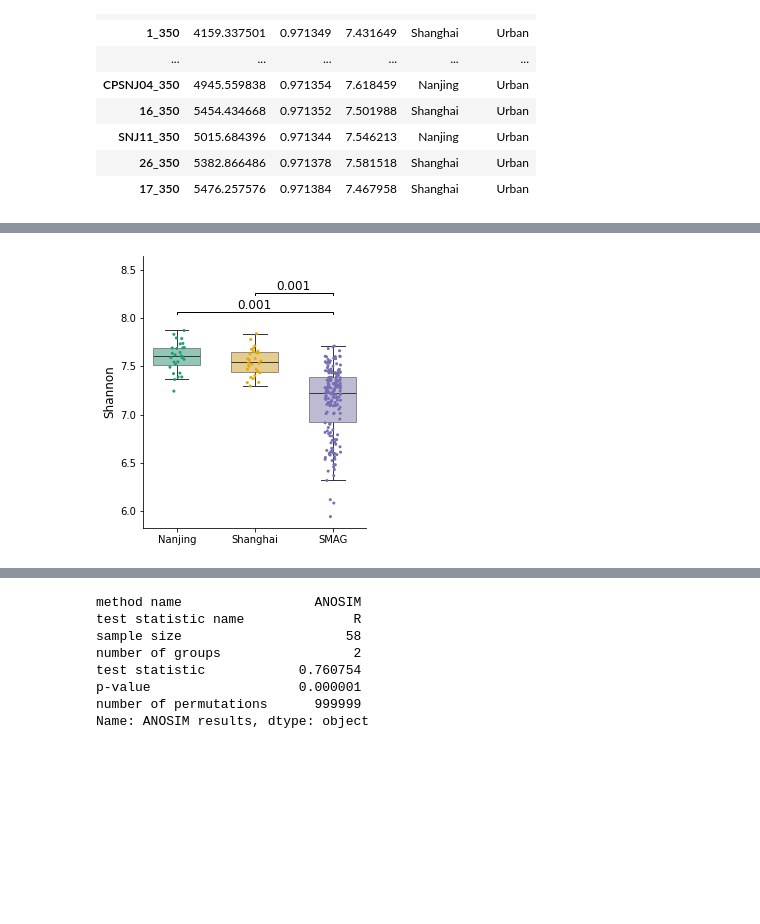
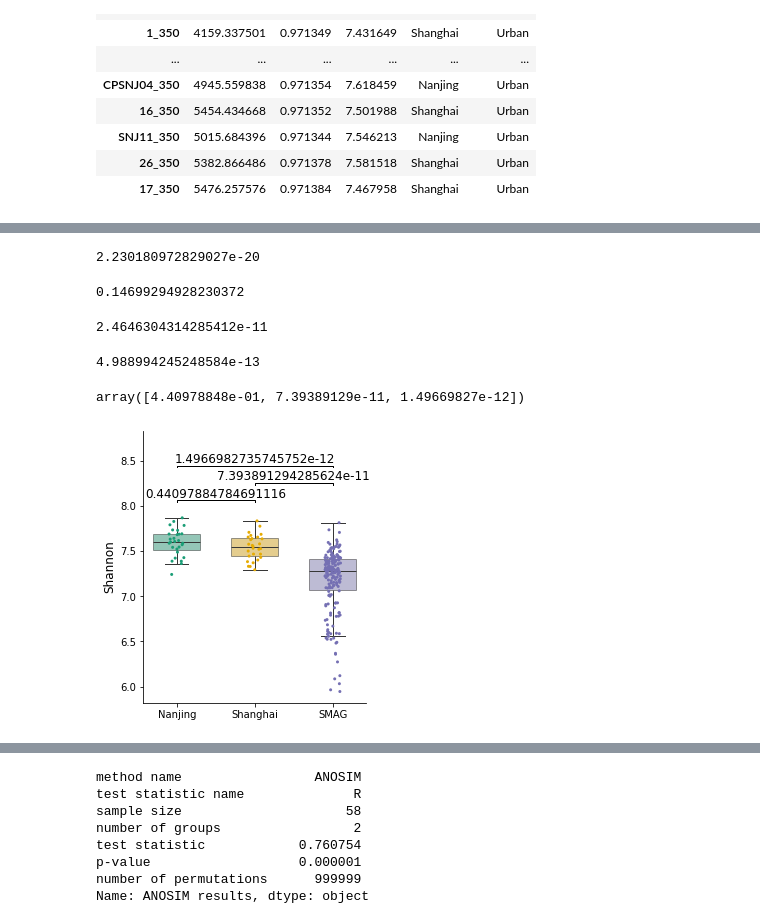
Before and after one commit to BigDataBiology/Duan2026_urban_soil, a Jupyter notebook: analysis/figure1/figure1.ipynb, the cells around one changed output, grey strips where cells are left out. Saved outputs shown, nothing was run; the diff lists cells and outputs as text; code cells hidden in the pictures; blank space fills up the shorter version.

Commit message:
ENH update figure1b and supp1c&d

```diff
--- a/analysis/figure1/figure1.ipynb
+++ b/analysis/figure1/figure1.ipynb
@@ -249,3 +243,31 @@ Multiple Comparison of Means - Tukey HSD, FWER=0.05
+# %%
+stat_kw, p_kw = stats.kruskal(sh, nj, smag)
+p_kw
+# %% [output]
+2.230180972829027e-20
+# %%
+stat_sh_nj, p_sh_nj = stats.mannwhitneyu(sh, nj, alternative='two-sided')
+p_sh_nj
+# %% [output]
+0.14699294928230372
+# %%
+stat_sh_smag, p_sh_smag = stats.mannwhitneyu(sh, smag, alternative='two-sided')
+p_sh_smag
+# %% [output]
+2.4646304314285412e-11
+# %%
+stat_nj_smag, p_nj_smag = stats.mannwhitneyu(nj, smag, alternative='two-sided')
+p_nj_smag
+# %% [output]
+4.988994245248584e-13
+# %%
+from statsmodels.stats.multitest import multipletests
+comparisons = 3
+p_values = [p_sh_nj, p_sh_smag, p_nj_smag]
+reject, p_corrected, _, _ = multipletests(p_values, alpha=0.05, method='bonferroni')
+p_corrected
+# %% [output]
+array([4.40978848e-01, 7.39389129e-11, 1.49669827e-12])
 # %%
 custom_palette = {
     'Nanjing': '#1b9e77',
@@ -261,49 +283,41 @@ sns.boxplot(data=df_sampled, x="Site", y="shannon", color='white', hue="Site",
 sns.stripplot(data=df_sampled, x="Site", y="shannon", hue="Site",
              palette=custom_palette, ax=ax,size=3, jitter=True, order=["Nanjing", "Shanghai", "SMAG"])
 
-significant_pairs = []
-for i in range(1, len(summary.data)):
-    row = summary.data[i]
-    if float(row[3]) < 0.05:
-        group1 = row[0]
-        group2 = row[1]
-        p_val = float(row[3])
-        significant_pairs.append( (group1, group2, p_val) )
-
 group_order = ["Nanjing", "Shanghai", "SMAG"]
 x_positions = {group: idx for idx, group in enumerate(group_order)}
+
+significant_pairs = [('Nanjing','Shanghai',p_corrected[0]),('Shanghai','SMAG',p_corrected[1]),('Nanjing','SMAG',p_corrected[2])]
 
 y_max = df['shannon'].max()
 y_min = df['shannon'].min()
 vertical_offset = 0.1 * (y_max - y_min)
 current_level = 1
 line_props = {'color': 'black', 'linewidth': 1, 'transform': ax.transData}
 for pair in significant_pairs:
     group1, group2, p_val = pair
     x1 = x_positions[group1]
     x2 = x_positions[group2]
     if p_val < 0.001:
         symbol = '***'
     elif p_val < 0.01:
         symbol = '**'
     elif p_val < 0.05:
         symbol = '*'
     else:
         symbol = "ns"
     y_top = y_max + (vertical_offset * current_level)
     y_line = y_top - 0.1 * vertical_offset
     ax.plot([x1, x1, x2, x2],
             [y_line, y_top, y_top, y_line], **line_props)
     ax.text((x1+x2)/2, y_top, str(p_val),
             ha='center', va='bottom',
             fontsize=12, color='black')
     current_level += 1
 
 ax.set_ylim(top=y_max + vertical_offset * (current_level + 1))
 ax.spines['top'].set_visible(False)
 ax.spines['right'].set_visible(False)
 ax.set_ylabel('Shannon', fontsize=12)
 ax.set_xlabel('')
-plt.savefig(r'D:\soil\manuscript\draft\mine\final\fig1b.svg')
 # %% [output]
-[figure, old version]
+[figure, new version]
```
Also changed, not shown: parts of 7 cells of this notebook, 1 other file.
